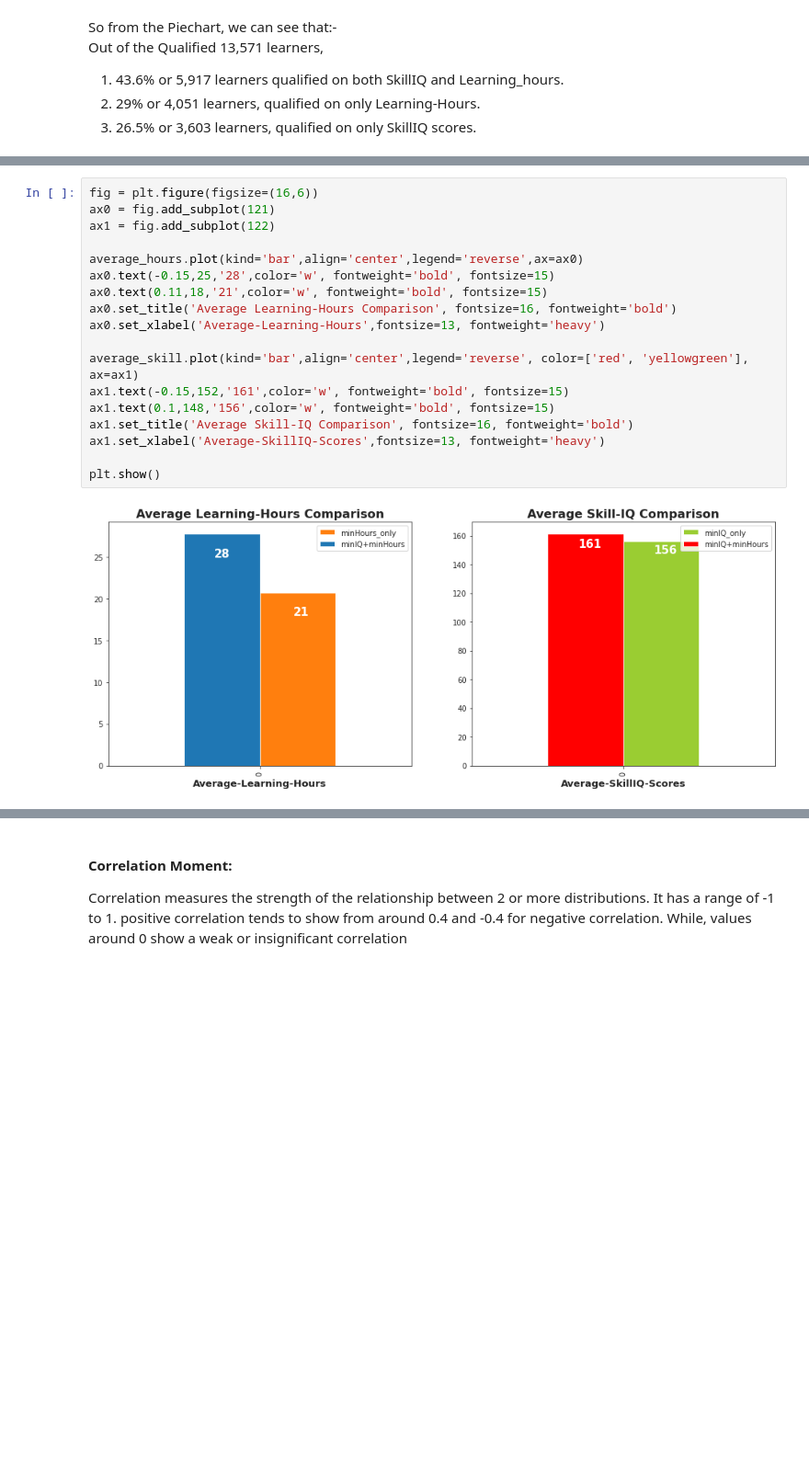
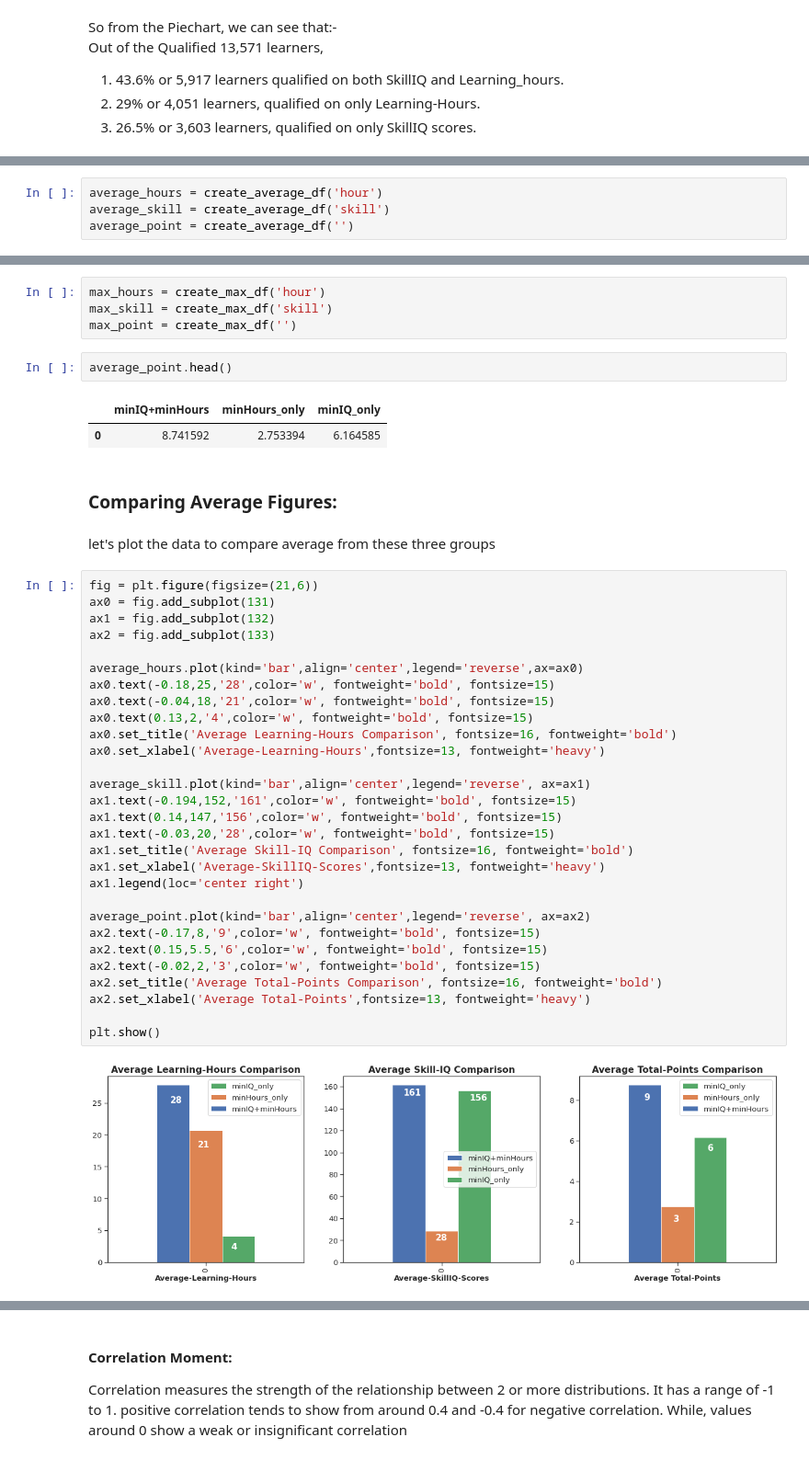
Before and after one commit to Lawrence-Krukrubo/EDA, a Jupyter notebook: gads_wk_6_data.ipynb, the cells around one changed output, grey strips where cells are left out. Shown at 92% size. Cells and saved outputs as stored; diff of their text form; blank space fills up the shorter version.

```diff
--- a/gads_wk_6_data.ipynb
+++ b/gads_wk_6_data.ipynb
@@ -531,0 +554,4 @@ average_skill
+# %%
+average_hours = create_average_df('hour')
+average_skill = create_average_df('skill')
+average_point = create_average_df('')
@@ -532,21 +614,45 @@ average_skill
+# %%
+max_hours = create_max_df('hour')
+max_skill = create_max_df('skill')
+max_point = create_max_df('')
+# %%
+average_point.head()
+# %% [output]
+|  | minIQ+minHours | minHours_only | minIQ_only |
+| 0 | 8.741592 | 2.753394 | 6.164585 |
+# %% [markdown]
+<h3>Comparing Average Figures:</h3>
+# %% [markdown]
+let's plot the data to compare average from these three groups
 # %%
-fig = plt.figure(figsize=(16,6))
-ax0 = fig.add_subplot(121)
-ax1 = fig.add_subplot(122)
+fig = plt.figure(figsize=(21,6))
+ax0 = fig.add_subplot(131)
+ax1 = fig.add_subplot(132)
+ax2 = fig.add_subplot(133)
 
 average_hours.plot(kind='bar',align='center',legend='reverse',ax=ax0)
-ax0.text(-0.15,25,'28',color='w', fontweight='bold', fontsize=15)
-ax0.text(0.11,18,'21',color='w', fontweight='bold', fontsize=15)
+ax0.text(-0.18,25,'28',color='w', fontweight='bold', fontsize=15)
+ax0.text(-0.04,18,'21',color='w', fontweight='bold', fontsize=15)
+ax0.text(0.13,2,'4',color='w', fontweight='bold', fontsize=15)
 ax0.set_title('Average Learning-Hours Comparison', fontsize=16, fontweight='bold')
 ax0.set_xlabel('Average-Learning-Hours',fontsize=13, fontweight='heavy')
 
-average_skill.plot(kind='bar',align='center',legend='reverse', color=['red', 'yellowgreen'], ax=ax1)
-ax1.text(-0.15,152,'161',color='w', fontweight='bold', fontsize=15)
-ax1.text(0.1,148,'156',color='w', fontweight='bold', fontsize=15)
+average_skill.plot(kind='bar',align='center',legend='reverse', ax=ax1)
+ax1.text(-0.194,152,'161',color='w', fontweight='bold', fontsize=15)
+ax1.text(0.14,147,'156',color='w', fontweight='bold', fontsize=15)
+ax1.text(-0.03,20,'28',color='w', fontweight='bold', fontsize=15)
 ax1.set_title('Average Skill-IQ Comparison', fontsize=16, fontweight='bold')
 ax1.set_xlabel('Average-SkillIQ-Scores',fontsize=13, fontweight='heavy')
+ax1.legend(loc='center right')
+
+average_point.plot(kind='bar',align='center',legend='reverse', ax=ax2)
+ax2.text(-0.17,8,'9',color='w', fontweight='bold', fontsize=15)
+ax2.text(0.15,5.5,'6',color='w', fontweight='bold', fontsize=15)
+ax2.text(-0.02,2,'3',color='w', fontweight='bold', fontsize=15)
+ax2.set_title('Average Total-Points Comparison', fontsize=16, fontweight='bold')
+ax2.set_xlabel('Average Total-Points',fontsize=13, fontweight='heavy')
 
 plt.show()
 # %% [output]
-[figure, old version]
+[figure, new version]
 # %% [markdown]
```
Also changed, not shown: parts of 54 cells of this notebook.
